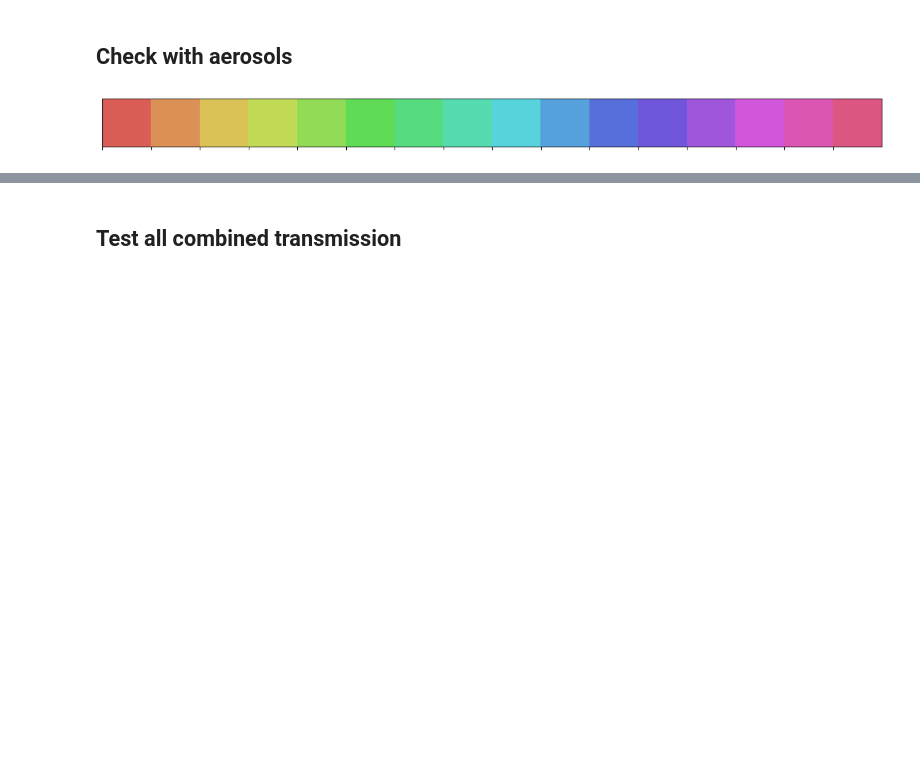
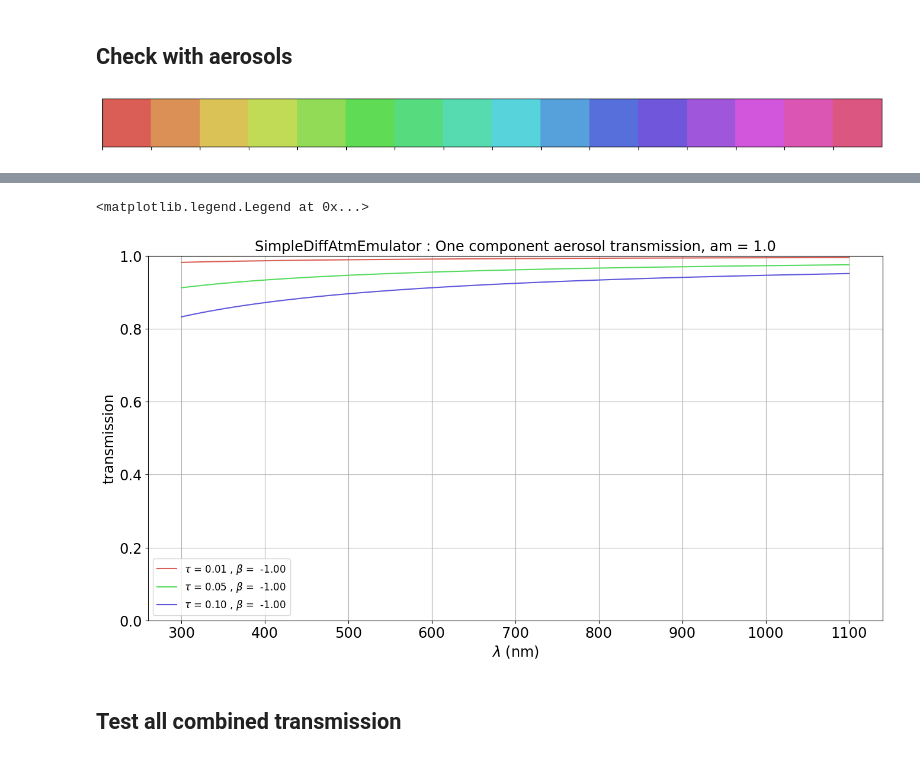
Before and after one commit to sylvielsstfr/AtmEmulator, a Jupyter notebook: docs/notebooks/diffemulator/test_SimlDiffEmulator-withvect1d.ipynb, the cells around one changed output, grey strips where cells are left out. Drawn from its saved outputs; the diff is of its cells as text; code cells hidden in the pictures; blank space fills up the shorter version.

```diff
--- a/docs/notebooks/diffemulator/test_SimlDiffEmulator-withvect1d.ipynb
+++ b/docs/notebooks/diffemulator/test_SimlDiffEmulator-withvect1d.ipynb
@@ -261,22 +244,25 @@ sns.palplot(hls_colors)
 # %%
 am  = 1
 
 fig, ax = plt.subplots()
 for idx,tau in enumerate(all_taus):
     taus = [tau]
     label = f"$\\tau$ = {tau:.2f} , $\\beta$ =  {beta:.2f}"
-    transm = emul.GetAerosolsTransparencies1DArray(WL,am,ncomp,taus,betas)
+    transm = emul.vect1d_Aerosolstransparency(WL,am,tau,beta)
     ax.plot(WL,transm,color=hls_colors[idx],label=label)
 
 ax.set_ylim(0,1)
 title = f"SimpleDiffAtmEmulator : One component aerosol transmission, am = {am0:.1f}"
 ax.set_title(title)
 ax.set_xlabel("$\lambda$ (nm)")
 ax.set_ylabel("transmission")
 # place a text box in upper left in axes coords
 #ax.text(0.5, 0.05, textboxstr, transform=ax.transAxes, fontsize=14,verticalalignment='bottom', bbox=textboxprops)
 ax.grid()
 ax.legend()
+# %% [output]
+<matplotlib.legend.Legend at 0x...>
+[figure, added]
 # %% [markdown]
 ## Test all combined transmission
 # %%
```
Also changed, not shown: parts of 11 cells of this notebook, 3 other files.
